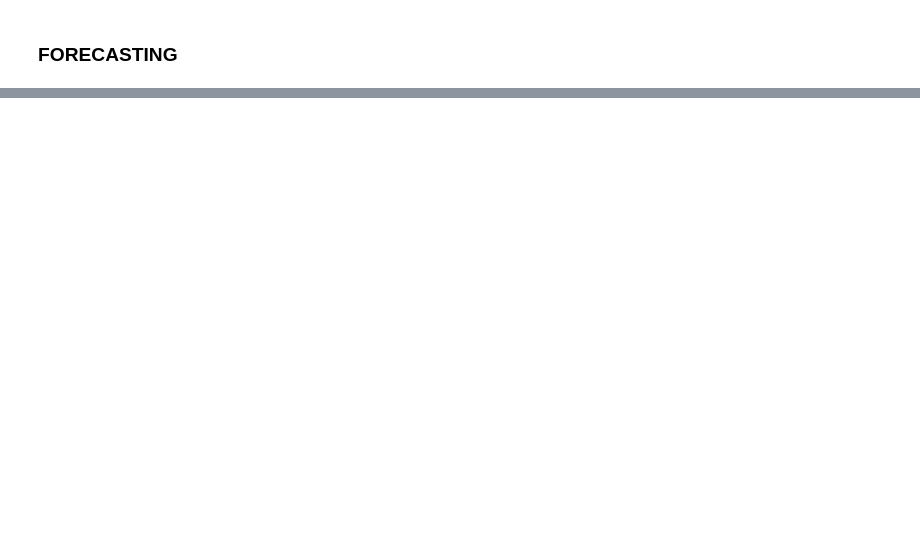
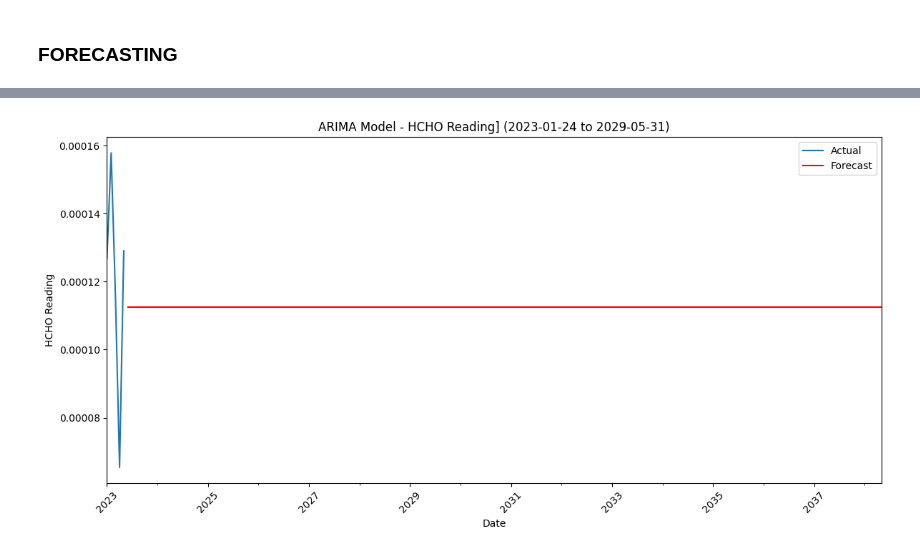
Before and after one commit to VinukaSilva/HCHO-Prediction, a Jupyter notebook: Future Forecasting.ipynb, the cells around one changed output, grey strips where cells are left out. Cells and saved outputs as stored; diff of their text form; code cells hidden in the pictures; blank space fills up the shorter version.

```diff
--- a/Future Forecasting.ipynb
+++ b/Future Forecasting.ipynb
@@ -153,0 +394,24 @@ plt.show()
+# %%
+hcho_data = pd.DataFrame({'HCHO Reading': [0.00012672353729286647, 0.000157848076281027, 0.00011665895368421289, 0.00006540852992918962, 0.00012905545653340233]},
+                      index=pd.date_range('2023-01-24', periods=5, freq='M'))
+
+model = ARIMA(hcho_data['HCHO Reading'], order=(1, 0, 5))
+
+fit_model = model.fit()
+
+# Generate forecasts for the next 15 years (180 months)
+forecast_steps = 180
+forecast = fit_model.forecast(steps=forecast_steps)
+
+plt.figure(figsize=(12, 6))
+hcho_data['HCHO Reading'].plot(label='Actual')
+forecast.plot(color='red', label='Forecast')
+plt.xlabel('Date')
+plt.ylabel('HCHO Reading')
+plt.title('ARIMA Model - HCHO Reading] (2023-01-24 to 2029-05-31)')
+plt.legend()
+plt.xticks(rotation=45)
+plt.tight_layout()
+plt.show()
+# %% [output]
+[figure, added]
```
Also changed, not shown: parts of 18 cells of this notebook, 1 other file.
